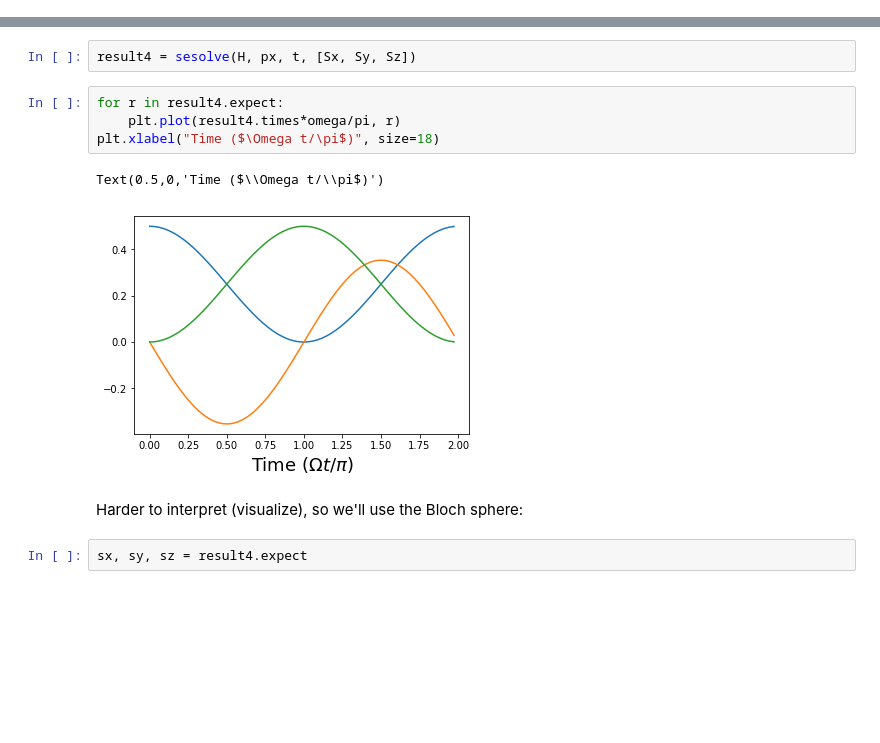
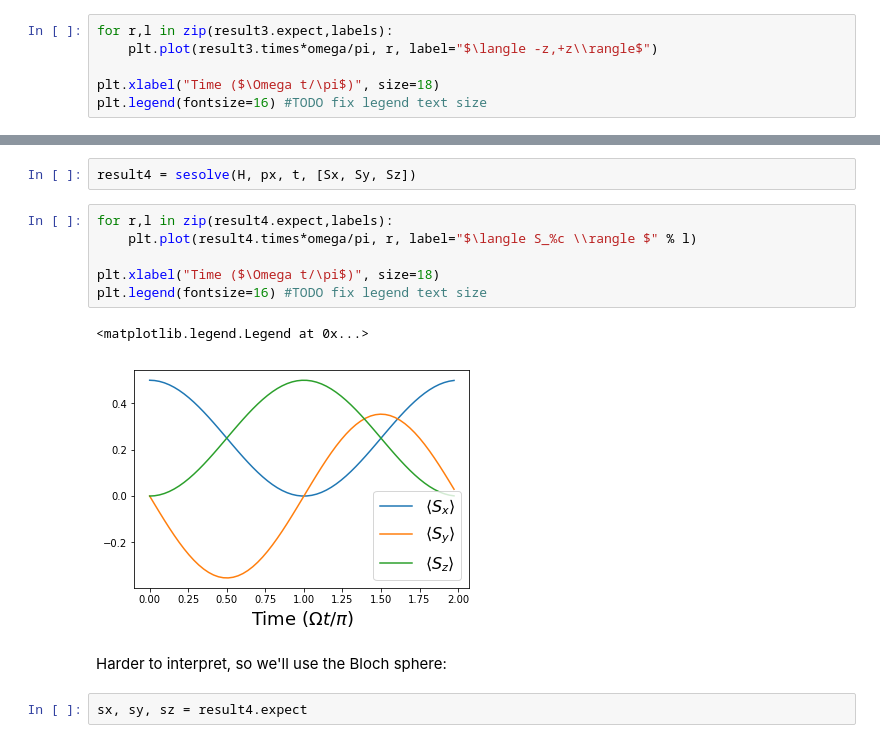
Before and after one commit to amcdawes/QMlabs, a Jupyter notebook: Lab 7 - Time Evolution.ipynb, the cells around one changed output, grey strips where cells are left out. Drawn from its saved outputs; the diff is of its cells as text; blank space fills up the shorter version.

```diff
--- a/Lab 7 - Time Evolution.ipynb
+++ b/Lab 7 - Time Evolution.ipynb
@@ -79,0 +76,6 @@ Text(0.5,0,'Time ($\\Omega t/\\pi$)')
+# %%
+for r,l in zip(result3.expect,labels):
+    plt.plot(result3.times*omega/pi, r, label="$\langle -z,+z\\rangle$")
+
+plt.xlabel("Time ($\Omega t/\pi$)", size=18)
+plt.legend(fontsize=16) #TODO fix legend text size
@@ -90,14 +95,16 @@ t = arange(0,2*pi/omega,0.05)
 # %%
 result4 = sesolve(H, px, t, [Sx, Sy, Sz])
 # %%
-for r in result4.expect:
-    plt.plot(result4.times*omega/pi, r)
+for r,l in zip(result4.expect,labels):
+    plt.plot(result4.times*omega/pi, r, label="$\langle S_%c \\rangle $" % l)
+
 plt.xlabel("Time ($\Omega t/\pi$)", size=18)
+plt.legend(fontsize=16) #TODO fix legend text size
 # %% [output]
-Text(0.5,0,'Time ($\\Omega t/\\pi$)')
+<matplotlib.legend.Legend at 0x...>
-[figure, old version]
+[figure, new version]
 # %% [markdown]
-Harder to interpret (visualize), so we'll use the Bloch sphere:
+Harder to interpret, so we'll use the Bloch sphere:
 # %%
 sx, sy, sz = result4.expect
 # %%
```
Also changed, not shown: parts of 8 cells of this notebook.
